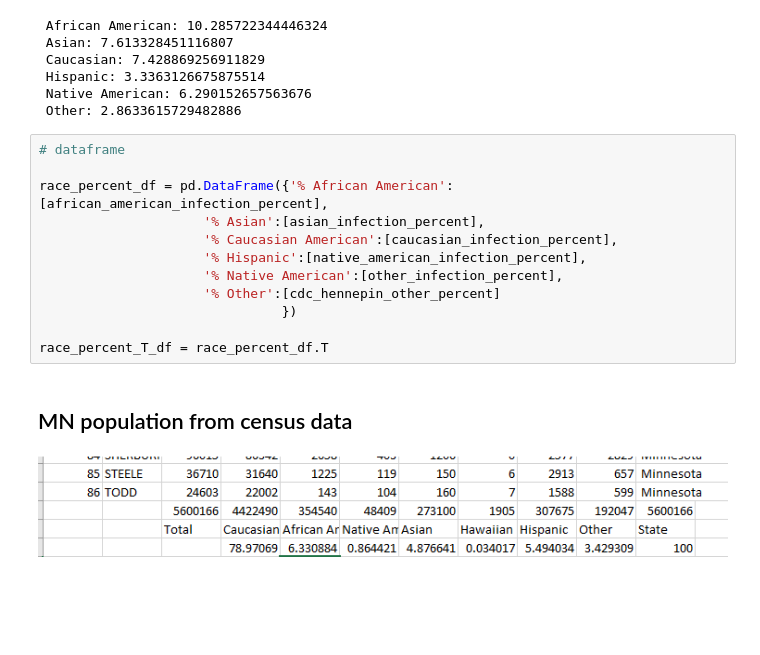
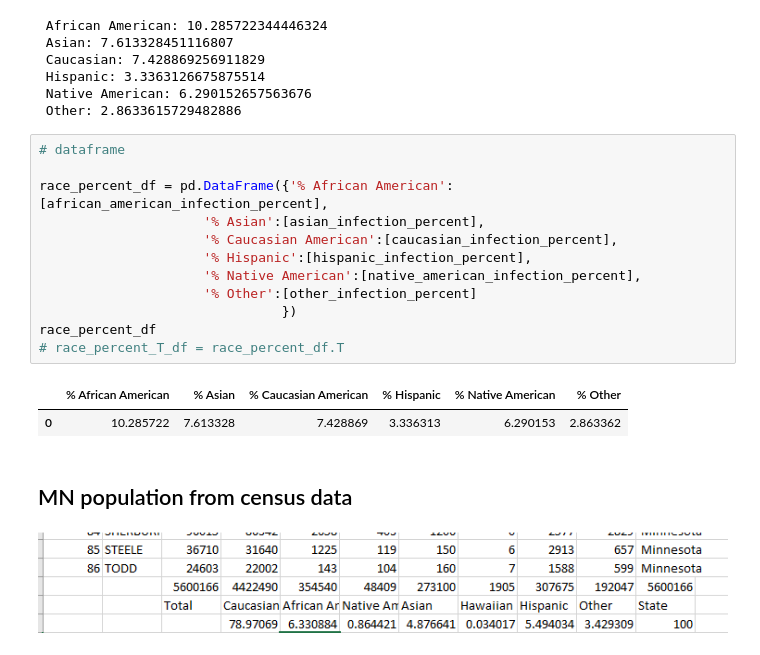
Before and after one commit to tlenzmeier58/Project_1, a Jupyter notebook: working.ipynb, the cells around one changed output. Cells and saved outputs as stored; diff of their text form; blank space fills up the shorter version.

```diff
--- a/working.ipynb
+++ b/working.ipynb
@@ -377,15 +377,18 @@ for (race, infection_percentage) in zip(race_mn, percentage_race_infections):
 # %%
 # dataframe
 
 race_percent_df = pd.DataFrame({'% African American':[african_american_infection_percent],
                      '% Asian':[asian_infection_percent],
                      '% Caucasian American':[caucasian_infection_percent],
-                     '% Hispanic':[native_american_infection_percent],
-                     '% Native American':[other_infection_percent],
-                     '% Other':[cdc_hennepin_other_percent]
+                     '% Hispanic':[hispanic_infection_percent],
+                     '% Native American':[native_american_infection_percent],
+                     '% Other':[other_infection_percent]
                                })
-
-race_percent_T_df = race_percent_df.T
+race_percent_df
+# race_percent_T_df = race_percent_df.T
+# %% [output]
+|  | % African American | % Asian | % Caucasian American | % Hispanic | % Native American | % Other |
+| 0 | 10.285722 | 7.613328 | 7.428869 | 3.336313 | 6.290153 | 2.863362 |
 # %% [markdown]
 ## MN population from census data
 ![image.png](attachment:image.png)
```
Also changed, not shown: parts of 1 cell of this notebook.
